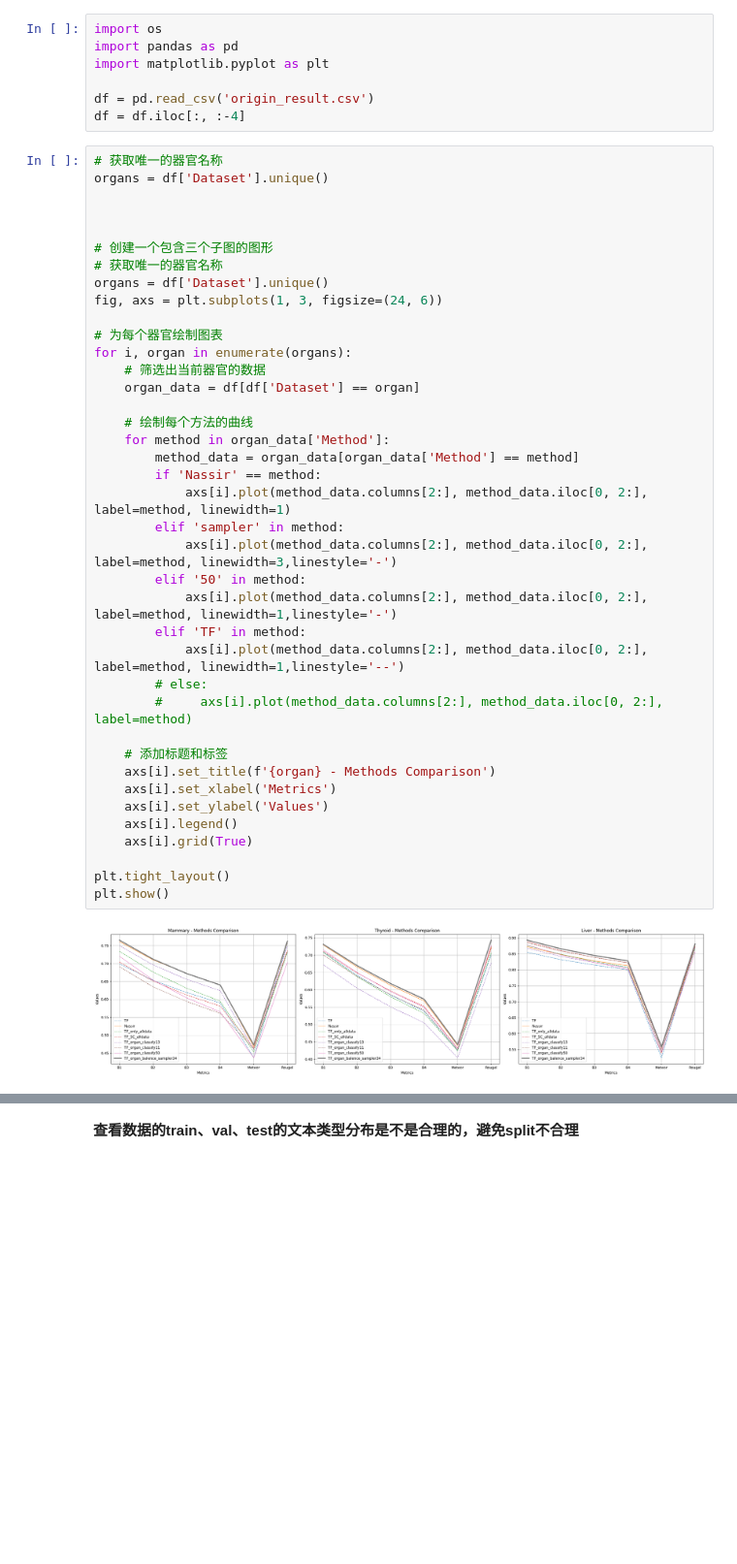
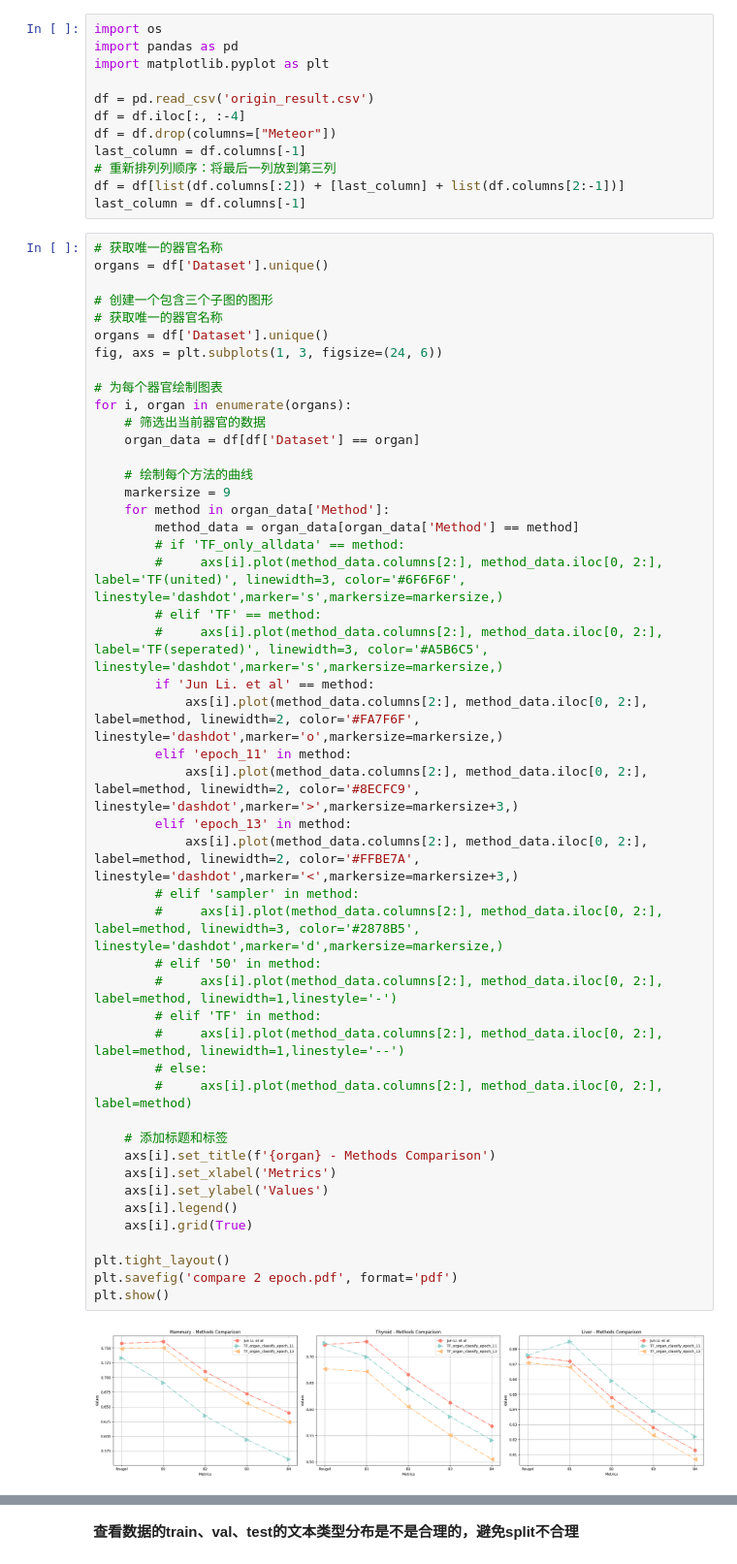
Before and after one commit to chenzhwsysu57/Ultrasound-Report-Generation, a Jupyter notebook: result_viewer.ipynb, the cells around one changed output, grey strips where cells are left out. Shown at 97% size. Drawn from its saved outputs; the diff is of its cells as text; blank space fills up the shorter version.

Commit message:
result plot

```diff
--- a/result_viewer.ipynb
+++ b/result_viewer.ipynb
@@ -5,44 +5,57 @@ import matplotlib.pyplot as plt
 
 df = pd.read_csv('origin_result.csv')
 df = df.iloc[:, :-4]
+df = df.drop(columns=["Meteor"])
+last_column = df.columns[-1]
+# 重新排列列顺序：将最后一列放到第三列
+df = df[list(df.columns[:2]) + [last_column] + list(df.columns[2:-1])]
+last_column = df.columns[-1]
 # %%
 # 获取唯一的器官名称
 organs = df['Dataset'].unique()
-
-
 
 # 创建一个包含三个子图的图形
 # 获取唯一的器官名称
 organs = df['Dataset'].unique()
 fig, axs = plt.subplots(1, 3, figsize=(24, 6))
 
 # 为每个器官绘制图表
 for i, organ in enumerate(organs):
     # 筛选出当前器官的数据
     organ_data = df[df['Dataset'] == organ]
 
     # 绘制每个方法的曲线
+    markersize = 9
     for method in organ_data['Method']:
         method_data = organ_data[organ_data['Method'] == method]
-        if 'Nassir' == method:
-            axs[i].plot(method_data.columns[2:], method_data.iloc[0, 2:], label=method, linewidth=1)
-        elif 'sampler' in method:
-            axs[i].plot(method_data.columns[2:], method_data.iloc[0, 2:], label=method, linewidth=3,linestyle='-')
-        elif '50' in method:
-            axs[i].plot(method_data.columns[2:], method_data.iloc[0, 2:], label=method, linewidth=1,linestyle='-')
-        elif 'TF' in method:
-            axs[i].plot(method_data.columns[2:], method_data.iloc[0, 2:], label=method, linewidth=1,linestyle='--')
+        # if 'TF_only_alldata' == method:
+        #     axs[i].plot(method_data.columns[2:], method_data.iloc[0, 2:], label='TF(united)', linewidth=3, color='#6F6F6F', linestyle='dashdot',marker='s',markersize=markersize,)
+        # elif 'TF' == method:
+        #     axs[i].plot(method_data.columns[2:], method_data.iloc[0, 2:], label='TF(seperated)', linewidth=3, color='#A5B6C5', linestyle='dashdot',marker='s',markersize=markersize,)
+        if 'Jun Li. et al' == method:
+            axs[i].plot(method_data.columns[2:], method_data.iloc[0, 2:], label=method, linewidth=2, color='#FA7F6F', linestyle='dashdot',marker='o',markersize=markersize,)
+        elif 'epoch_11' in method:
+            axs[i].plot(method_data.columns[2:], method_data.iloc[0, 2:], label=method, linewidth=2, color='#8ECFC9', linestyle='dashdot',marker='>',markersize=markersize+3,)
+        elif 'epoch_13' in method:
+            axs[i].plot(method_data.columns[2:], method_data.iloc[0, 2:], label=method, linewidth=2, color='#FFBE7A', linestyle='dashdot',marker='<',markersize=markersize+3,)
+        # elif 'sampler' in method:
+        #     axs[i].plot(method_data.columns[2:], method_data.iloc[0, 2:], label=method, linewidth=3, color='#2878B5', linestyle='dashdot',marker='d',markersize=markersize,)
+        # elif '50' in method:
+        #     axs[i].plot(method_data.columns[2:], method_data.iloc[0, 2:], label=method, linewidth=1,linestyle='-')
+        # elif 'TF' in method:
+        #     axs[i].plot(method_data.columns[2:], method_data.iloc[0, 2:], label=method, linewidth=1,linestyle='--')
         # else:
         #     axs[i].plot(method_data.columns[2:], method_data.iloc[0, 2:], label=method)
 
     # 添加标题和标签
     axs[i].set_title(f'{organ} - Methods Comparison')
     axs[i].set_xlabel('Metrics')
     axs[i].set_ylabel('Values')
     axs[i].legend()
     axs[i].grid(True)
 
 plt.tight_layout()
+plt.savefig('compare 2 epoch.pdf', format='pdf')
 plt.show()
 # %% [output]
-[figure, old version]
+[figure, new version]
```
Also changed, not shown: parts of 5 cells of this notebook, 7 other files.
